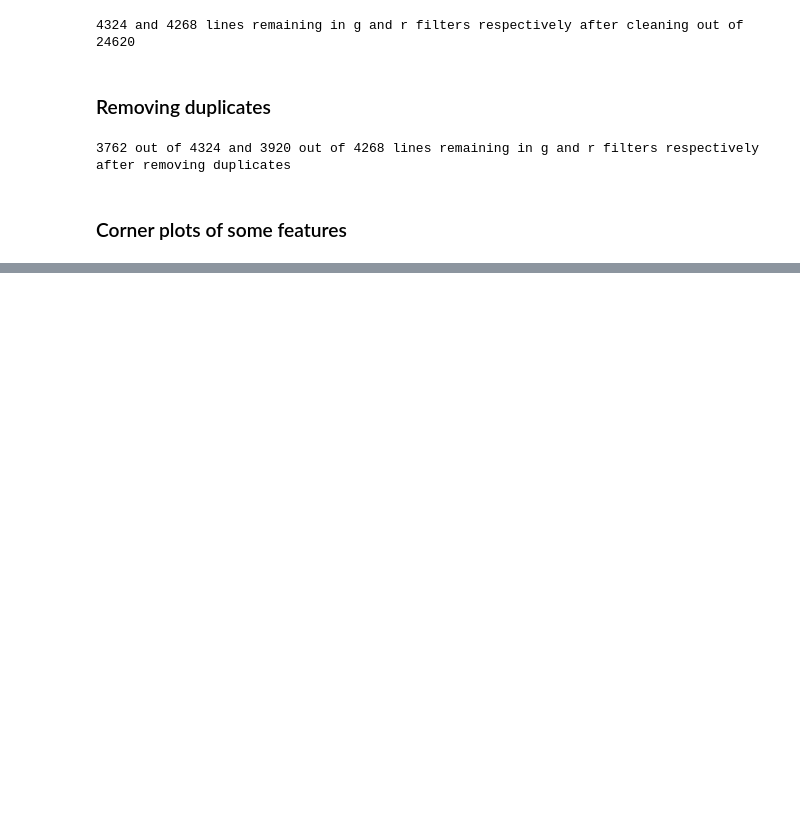
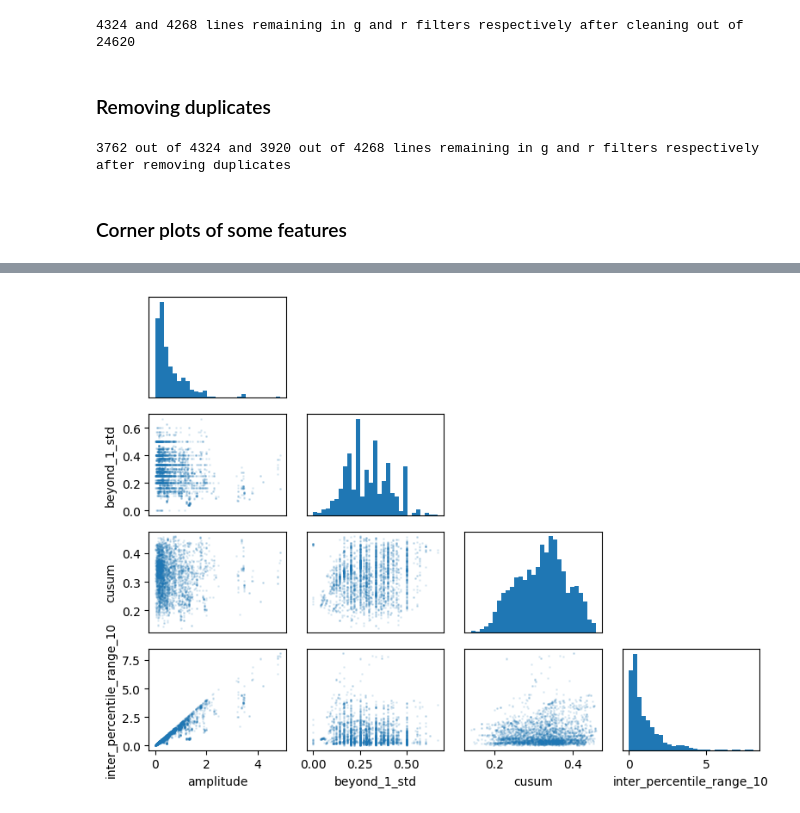
Before and after one commit to emilleishida/magnetic_cvs, a Jupyter notebook: notebooks/magnetic_cvs.ipynb, the cells around one changed output, grey strips where cells are left out. Saved outputs shown, nothing was run; the diff lists cells and outputs as text; code cells hidden in the pictures; blank space fills up the shorter version.

```diff
--- a/notebooks/magnetic_cvs.ipynb
+++ b/notebooks/magnetic_cvs.ipynb
@@ -121,0 +137,6 @@ plt.tight_layout()
+# %%
+plt.figure(figsize=(8, 6))
+corner_plot(dfg[feature_names[4:8]])
+plt.tight_layout()
+# %% [output]
+[figure, added]
```
Also changed, not shown: parts of 10 cells of this notebook.
